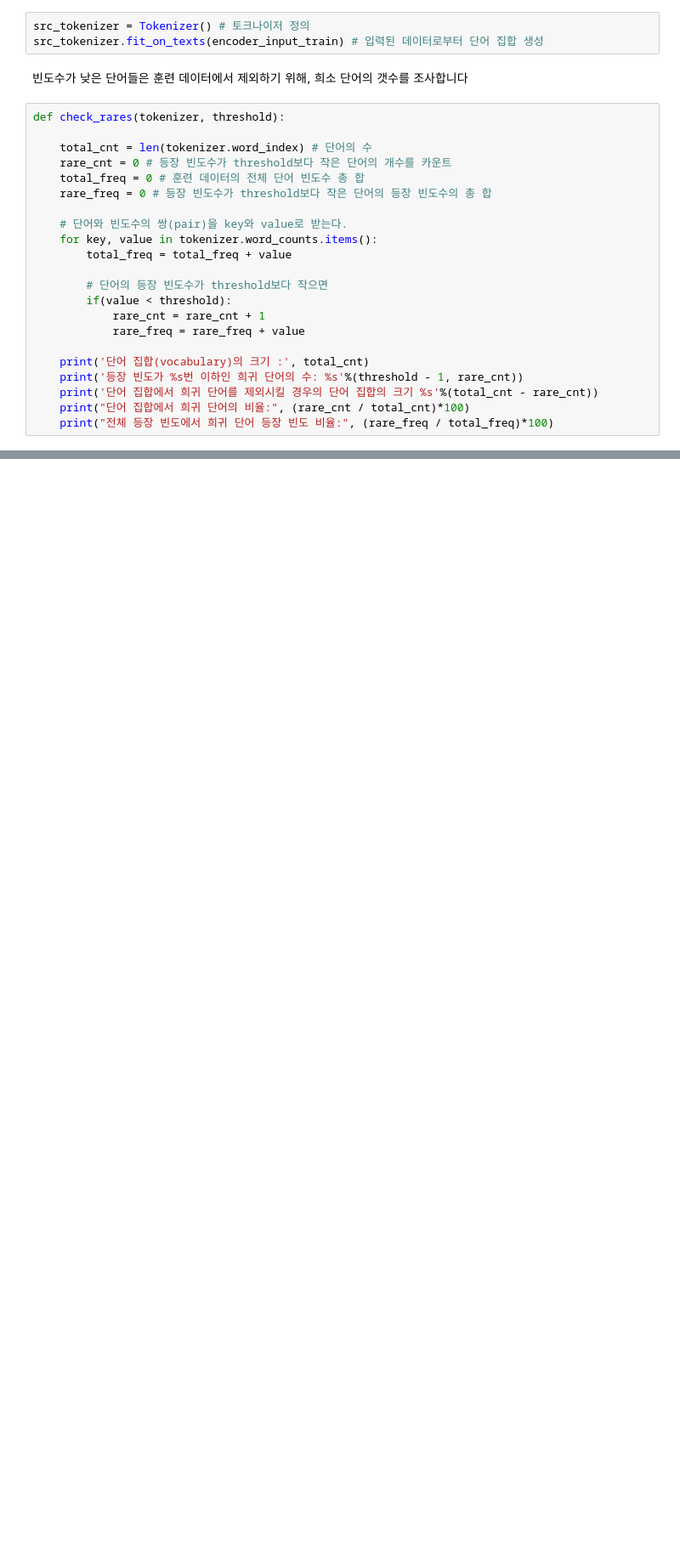
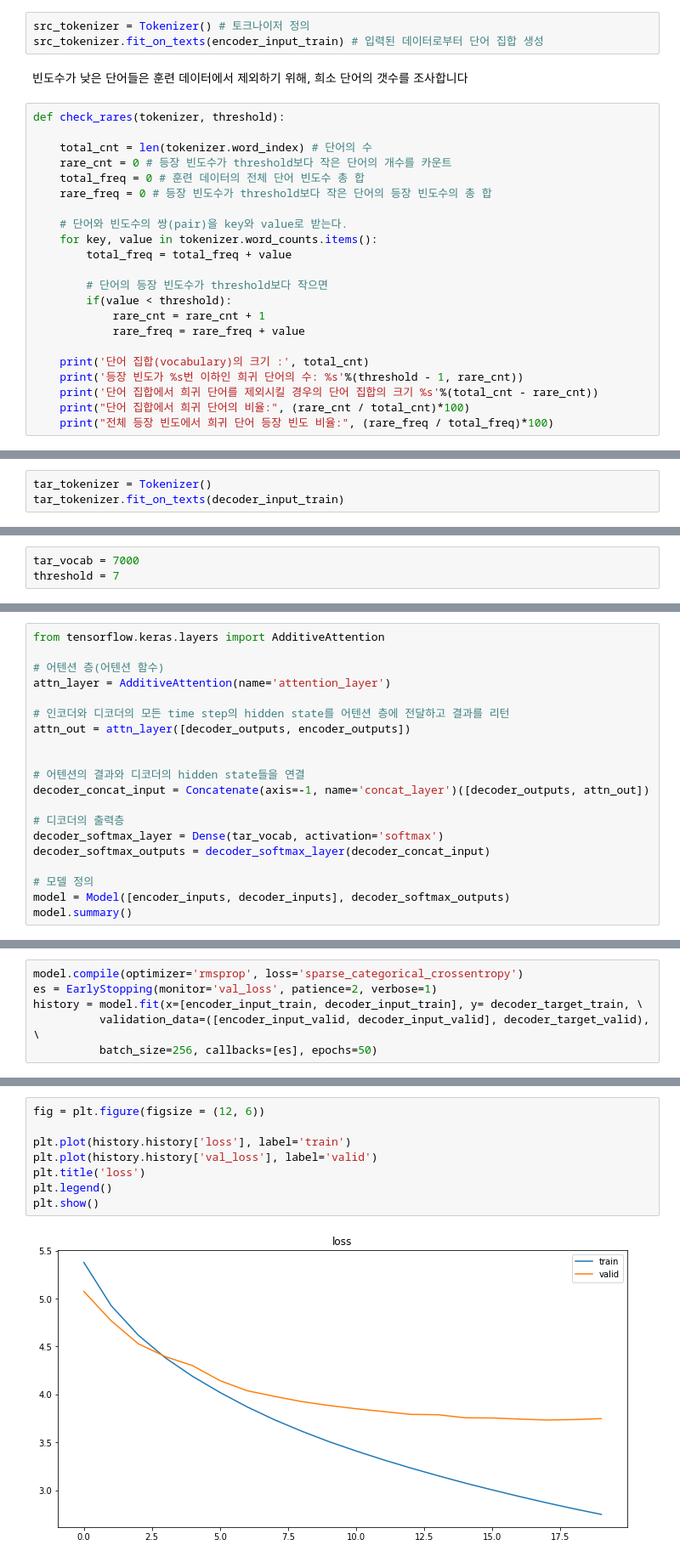
Before and after one commit to andkspark/Exploration, a Jupyter notebook: ex12_KSPARK.ipynb, the cells around one changed output, grey strips where cells are left out. Shown at 85% size. Cells and saved outputs as stored; diff of their text form; blank space fills up the shorter version.

```diff
--- a/ex12_KSPARK.ipynb
+++ b/ex12_KSPARK.ipynb
@@ -576,0 +623,3 @@ vocab은 20000개로 제한하겠습니다
+# %%
+tar_tokenizer = Tokenizer()
+tar_tokenizer.fit_on_texts(decoder_input_train)
@@ -576,0 +660,3 @@ vocab은 20000개로 제한하겠습니다
+# %%
+tar_vocab = 7000
+threshold = 7
@@ -576,0 +804,20 @@ vocab은 20000개로 제한하겠습니다
+# %%
+from tensorflow.keras.layers import AdditiveAttention
+
+# 어텐션 층(어텐션 함수)
+attn_layer = AdditiveAttention(name='attention_layer')
+
+# 인코더와 디코더의 모든 time step의 hidden state를 어텐션 층에 전달하고 결과를 리턴
+attn_out = attn_layer([decoder_outputs, encoder_outputs])
+
+
+# 어텐션의 결과와 디코더의 hidden state들을 연결
+decoder_concat_input = Concatenate(axis=-1, name='concat_layer')([decoder_outputs, attn_out])
+
+# 디코더의 출력층
+decoder_softmax_layer = Dense(tar_vocab, activation='softmax')
+decoder_softmax_outputs = decoder_softmax_layer(decoder_concat_input)
+
+# 모델 정의
+model = Model([encoder_inputs, decoder_inputs], decoder_softmax_outputs)
+model.summary()
@@ -576,0 +842,6 @@ vocab은 20000개로 제한하겠습니다
+# %%
+model.compile(optimizer='rmsprop', loss='sparse_categorical_crossentropy')
+es = EarlyStopping(monitor='val_loss', patience=2, verbose=1)
+history = model.fit(x=[encoder_input_train, decoder_input_train], y= decoder_target_train, \
+          validation_data=([encoder_input_valid, decoder_input_valid], decoder_target_valid), \
+          batch_size=256, callbacks=[es], epochs=50)
@@ -576,0 +890,10 @@ vocab은 20000개로 제한하겠습니다
+# %%
+fig = plt.figure(figsize = (12, 6))
+
+plt.plot(history.history['loss'], label='train')
+plt.plot(history.history['val_loss'], label='valid')
+plt.title('loss')
+plt.legend()
+plt.show()
+# %% [output]
+[figure, added]
```
Also changed, not shown: parts of 45 cells of this notebook.
